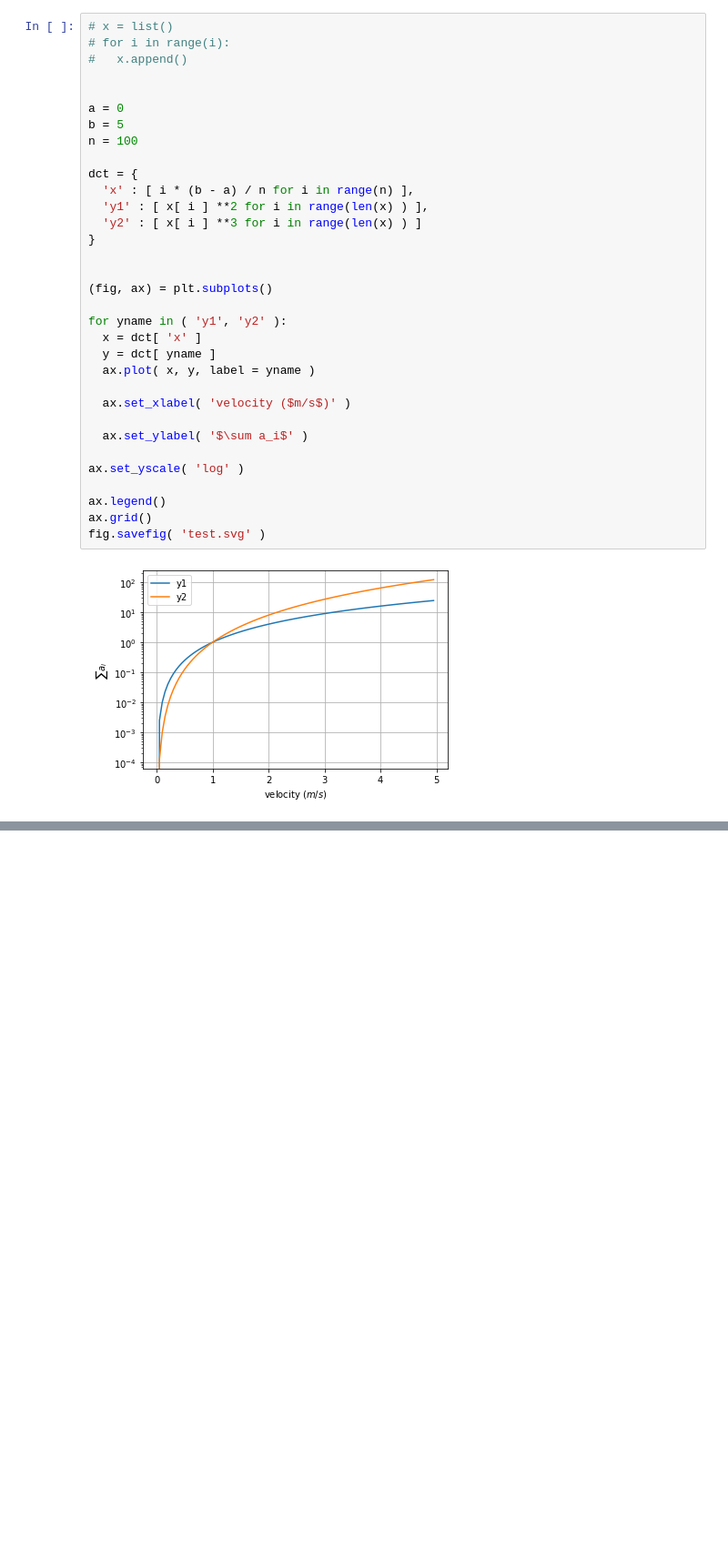
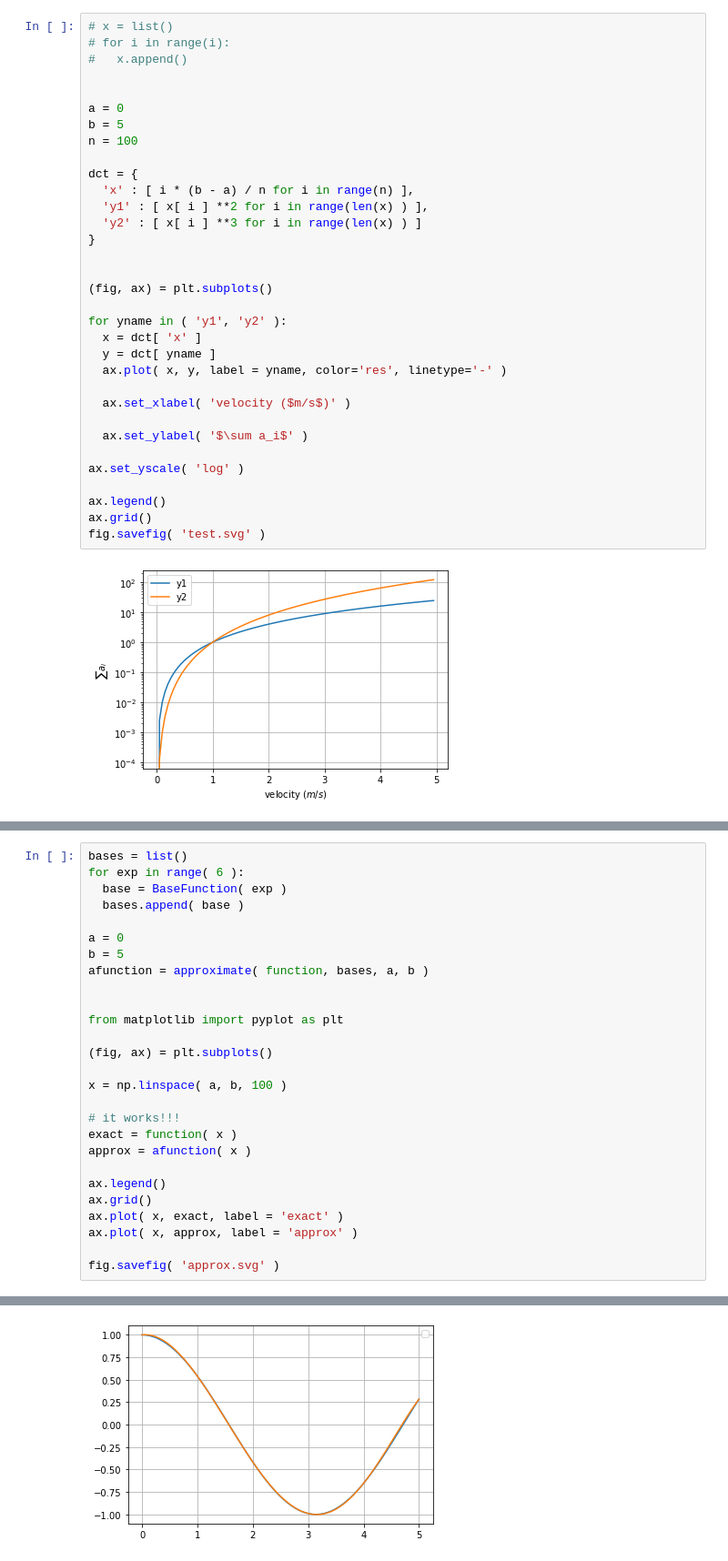
Before and after one commit to mbarnaba/python3, a Jupyter notebook: notebook.ipynb, the cells around one changed output, grey strips where cells are left out. Shown at 91% size. Cells and saved outputs as stored; diff of their text form; blank space fills up the shorter version.

```diff
--- a/notebook.ipynb
+++ b/notebook.ipynb
@@ -650,7 +656,7 @@ dct = {
 for yname in ( 'y1', 'y2' ):
   x = dct[ 'x' ]
   y = dct[ yname ]
-  ax.plot( x, y, label = yname )
+  ax.plot( x, y, label = yname, color='res', linetype='-' )
 
   ax.set_xlabel( 'velocity ($m/s$)' )
 
@@ -665,0 +926,28 @@ fig.savefig( 'test.svg' )
+# %%
+bases = list()
+for exp in range( 6 ):
+  base = BaseFunction( exp )
+  bases.append( base )
+
+a = 0
+b = 5
+afunction = approximate( function, bases, a, b )
+
+
+from matplotlib import pyplot as plt
+
+(fig, ax) = plt.subplots()
+
+x = np.linspace( a, b, 100 )
+
+# it works!!!
+exact = function( x )
+approx = afunction( x )
+
+ax.legend()
+ax.grid()
+ax.plot( x, exact, label = 'exact' )
+ax.plot( x, approx, label = 'approx' )
+
+fig.savefig( 'approx.svg' )
+# %% [output]
@@ -665,0 +955 @@ fig.savefig( 'test.svg' )
+[figure, added]
```
Also changed, not shown: parts of 15 cells of this notebook.
